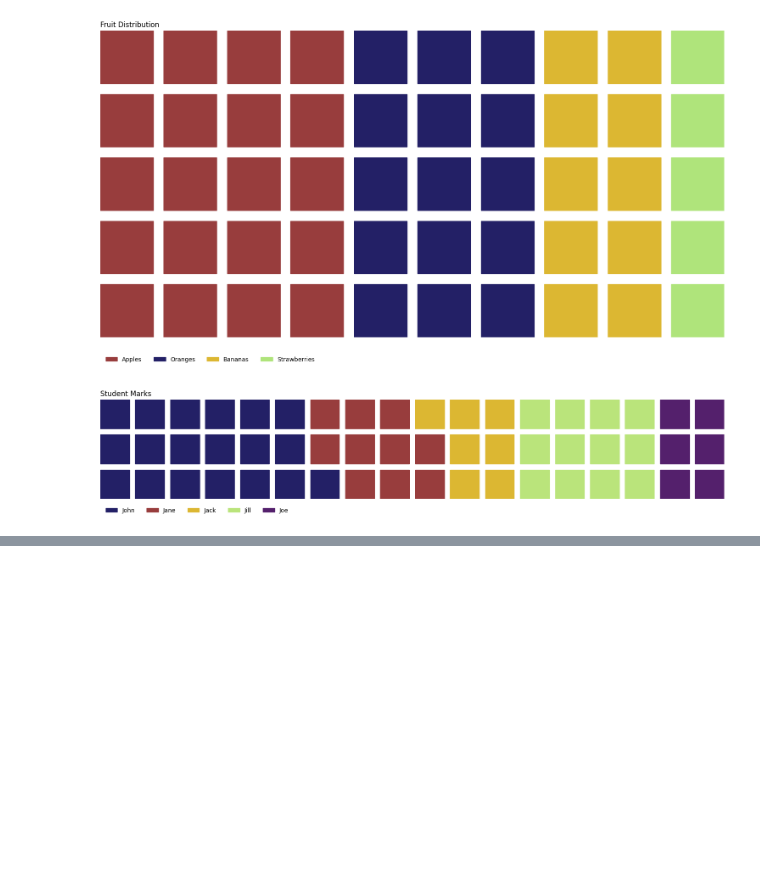
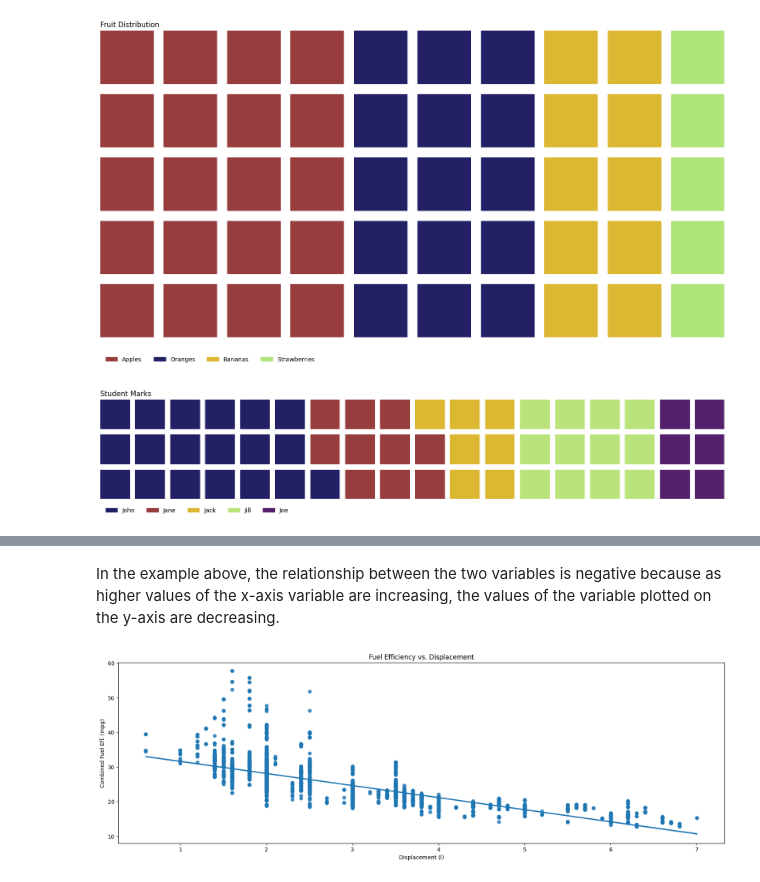
Before and after one commit to kisyular/data-visualization, a Jupyter notebook: Intro-Data-Visualization.ipynb, the cells around one changed output, grey strips where cells are left out. Cells and saved outputs as stored; diff of their text form; code cells hidden in the pictures; blank space fills up the shorter version.

```diff
--- a/Intro-Data-Visualization.ipynb
+++ b/Intro-Data-Visualization.ipynb
@@ -781,0 +838,11 @@ plt.show()
+# %% [markdown]
+In the example above, the relationship between the two variables is negative because as higher values of the x-axis variable are increasing, the values of the variable plotted on the y-axis are decreasing.
+# %%
+# Scatter plot of 'displ' and 'comb' using the fuel_econ dataframe using the regplot function
+plt.figure(figsize=(20, 6))
+sb.regplot(data=fuel_econ, x='displ', y='comb', fit_reg=True)
+plt.xlabel('Displacement (l)')
+plt.ylabel('Combined Fuel Eff. (mpg)')
+plt.title('Fuel Efficiency vs. Displacement');
+# %% [output]
+[figure, added]
```
Also changed, not shown: parts of 8 cells of this notebook.
